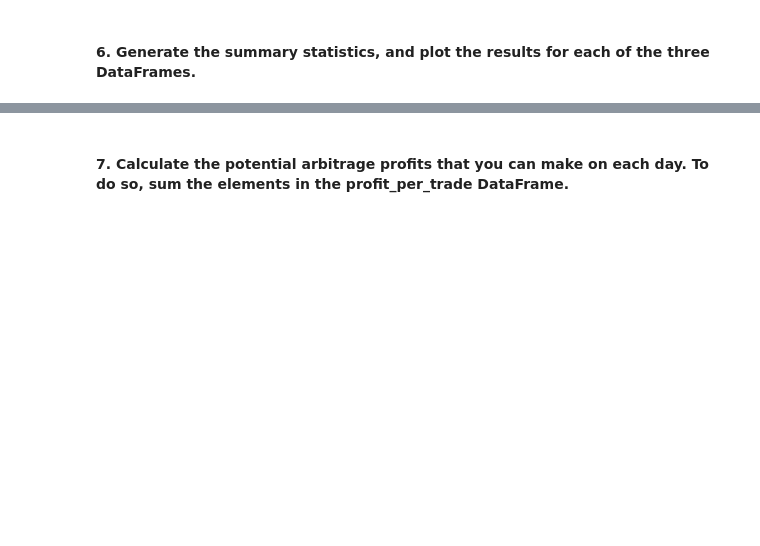
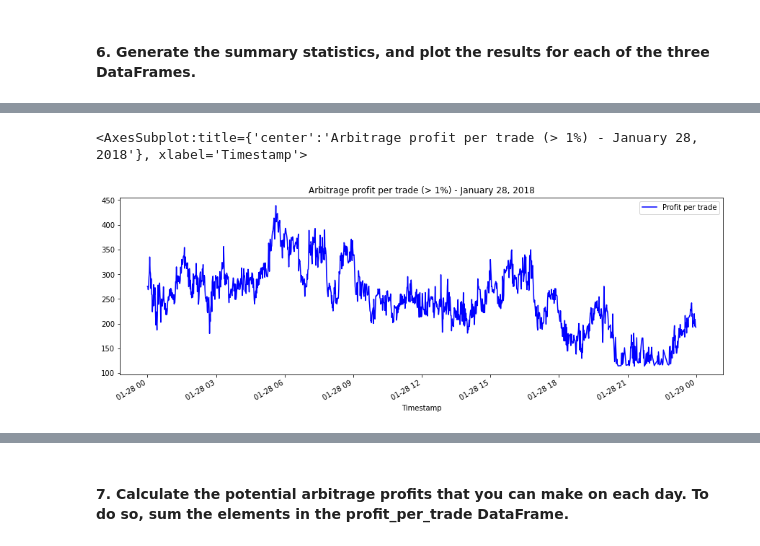
Before and after one commit to johngru/bitcoin_arbitrage_analysis, a Jupyter notebook: crypto_arbitrage.ipynb, the cells around one changed output, grey strips where cells are left out. Saved outputs shown, nothing was run; the diff lists cells and outputs as text; code cells hidden in the pictures; blank space fills up the shorter version.

```diff
--- a/crypto_arbitrage.ipynb
+++ b/crypto_arbitrage.ipynb
@@ -719,7 +723,7 @@ Calculate the potential profits for each date that you selected in the previous
 # %%
 # For the date early in the dataset, measure the arbitrage spread between the two exchanges
 # by subtracting the lower-priced exchange from the higher-priced one
-arbitrage_spread_early = # YOUR CODE HERE
+arbitrage_spread_early =  bitstamp_sliced.loc['2018-01-28'] - coinbase_sliced.loc['2018-01-28']
 
 # Use a conditional statement to generate the summary statistics for each arbitrage_spread DataFrame
-# YOUR CODE HERE
+arbitrage_spread_early[arbitrage_spread_early>0].describe()
@@ -728,7 +778,7 @@ arbitrage_spread_early = # YOUR CODE HERE
 # %%
 # For the date early in the dataset, calculate the spread returns by dividing the instances when the arbitrage spread is positive (> 0)
 # by the price of Bitcoin from the exchange you are buying on (the lower-priced exchange).
-spread_return_early= # YOUR CODE HERE
+spread_return_early= arbitrage_spread_early[arbitrage_spread_early>0] / coinbase_sliced.loc['2018-01-28']
 
 # Review the spread return DataFrame
-# YOUR CODE HERE
+spread_return_early.head()
@@ -737,7 +825,7 @@ spread_return_early= # YOUR CODE HERE
 # %%
 # For the date early in the dataset, determine the number of times your trades with positive returns
 # exceed the 1% minimum threshold (.01) that you need to cover your costs
-profitable_trades_early = # YOUR CODE HERE
+profitable_trades_early = spread_return_early[spread_return_early>0.01]
 
 # Review the first five profitable trades
-# YOUR CODE HERE
+profitable_trades_early.head()
@@ -752,10 +909,10 @@ profitable_trades_early = # YOUR CODE HERE
 # %%
 # For the date early in the dataset, calculate the potential profit per trade in dollars
 # Multiply the profitable trades by the cost of the Bitcoin that was purchased
-profit_early = # YOUR CODE HERE
+profit_early = profitable_trades_early * coinbase_sliced.loc['2018-01-28']
 
 # Drop any missing values from the profit DataFrame
-profit_per_trade_early = # YOUR CODE HERE
+profit_per_trade_early = profit_early.dropna()
 
 # View the early profit DataFrame
-# YOUR CODE HERE
+profit_per_trade_early.head()
@@ -767 +966,14 @@ profit_per_trade_early = # YOUR CODE HERE
+# %%
+# Plot the results for the early profit per trade DataFrame
+profit_per_trade_early.plot(
+    kind='line',
+    legend=True,
+    label='Profit per trade',
+    figsize=(15,5),
+    title='Arbitrage profit per trade (> 1%) - January 28, 2018',
+    color='blue'
+)
+# %% [output]
+<AxesSubplot:title={'center':'Arbitrage profit per trade (> 1%) - January 28, 2018'}, xlabel='Timestamp'>
+[figure, added]
 # %%
```
Also changed, not shown: parts of 61 cells of this notebook, 2 other files.
